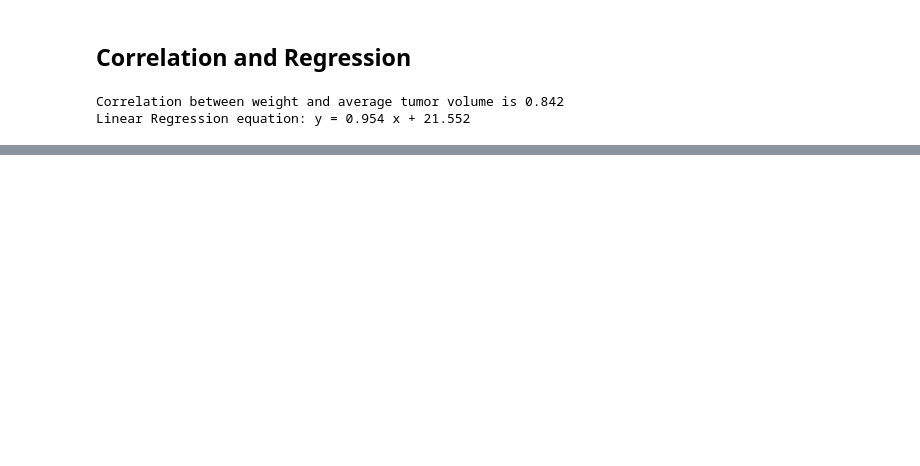
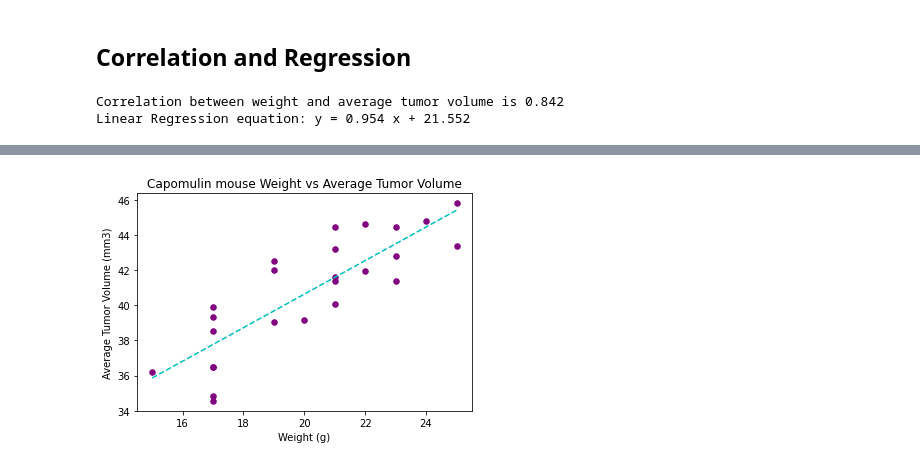
Before and after one commit to zachaa/matplotlib-challenge, a Jupyter notebook: Pymaceuticals/pymaceuticals.ipynb, the cells around one changed output, grey strips where cells are left out. Drawn from its saved outputs; the diff is of its cells as text; code cells hidden in the pictures; blank space fills up the shorter version.

```diff
--- a/Pymaceuticals/pymaceuticals.ipynb
+++ b/Pymaceuticals/pymaceuticals.ipynb
@@ -297,0 +294,13 @@ The correlation between mouse weight and the average tumor volume is 0.84
+# %%
+# use capomulin_mice_average_weight data again, but with matplotlib to add Linear Regression equation
+mouse_scatter_fig, mouse_scatter_ax = plt.subplots()
+mouse_scatter_ax.scatter(x=capomulin_mice_average_weight["Weight (g)"],
+                         y=capomulin_mice_average_weight["Average Tumor Volume (mm3)"], color='purple', s=30)
+mouse_scatter_ax.set(title="Capomulin mouse Weight vs Average Tumor Volume",
+                     xlabel="Weight (g)",
+                     ylabel="Average Tumor Volume (mm3)")
+ls = np.linspace(capomulin_mice_average_weight["Weight (g)"].min(), capomulin_mice_average_weight["Weight (g)"].max(), 50)
+mouse_scatter_ax.plot(ls, 0.954*ls + 21.552, '--c')
+print()
+# %% [output]
+[figure, added]
```
Also changed, not shown: parts of 4 cells of this notebook.
